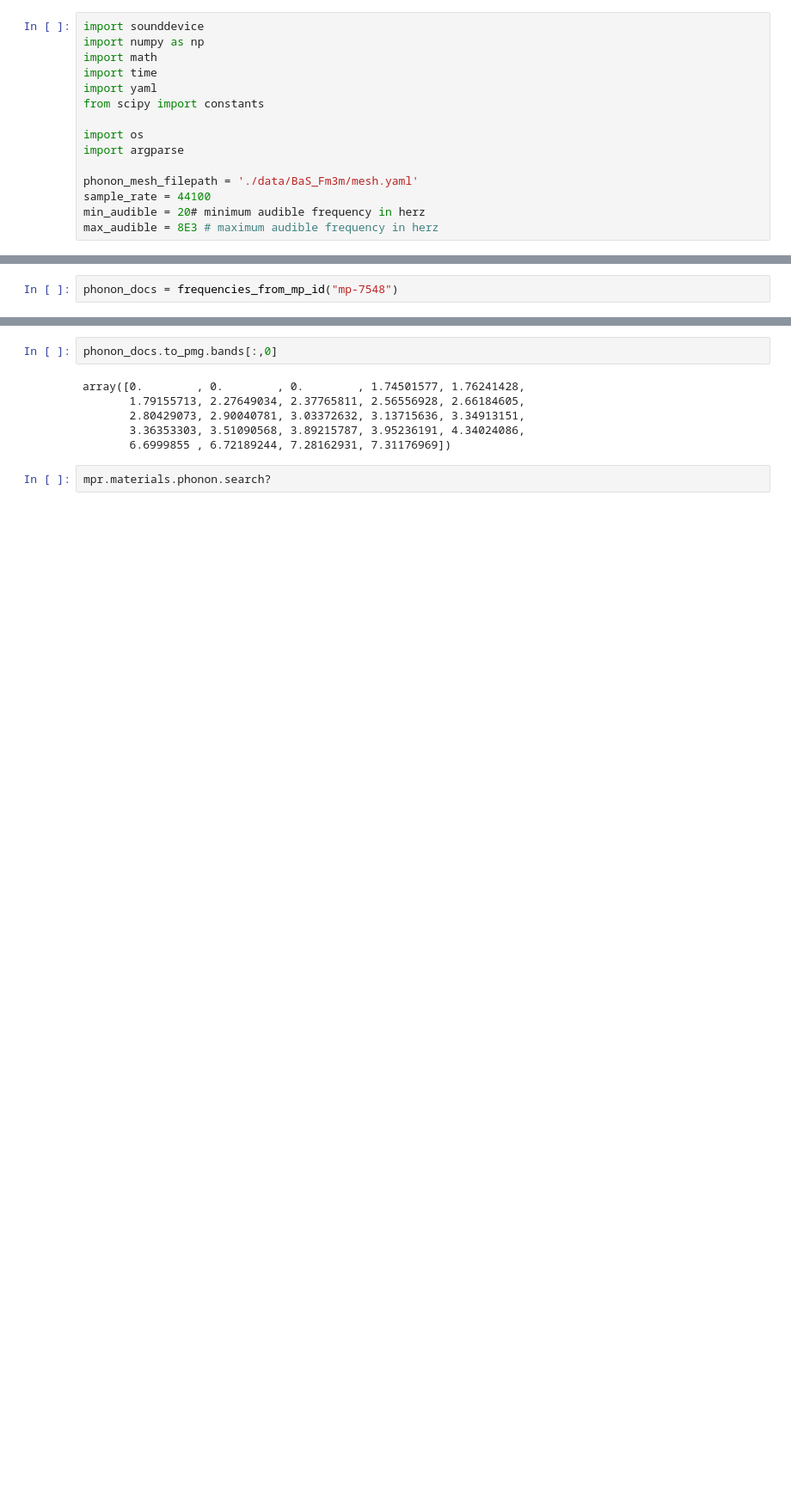
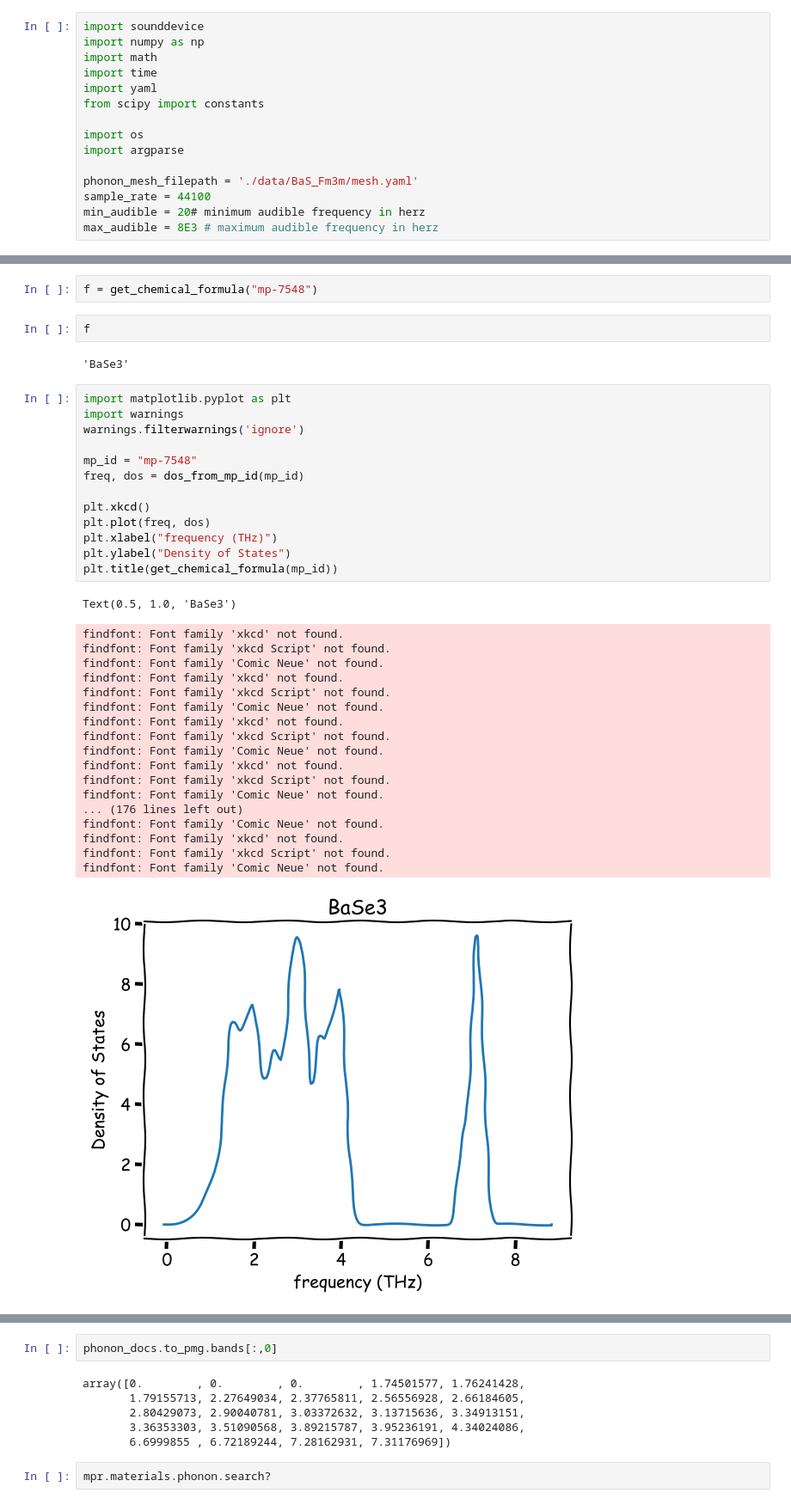
Before and after one commit to NU-CEM/singing-materials-online, a Jupyter notebook: development.ipynb, the cells around one changed output, grey strips where cells are left out. Shown at 86% size. Cells and saved outputs as stored; diff of their text form; blank space fills up the shorter version.

Commit message:
read in and plot dos data

```diff
--- a/development.ipynb
+++ b/development.ipynb
@@ -71,2 +108,39 @@ def frequencies_from_mp_id(mp_id):
 # %%
-phonon_docs = frequencies_from_mp_id("mp-7548")
+f = get_chemical_formula("mp-7548")
+# %%
+f
+# %% [output]
+'BaSe3'
+# %%
+import matplotlib.pyplot as plt
+import warnings
+warnings.filterwarnings('ignore')
+
+mp_id = "mp-7548"
+freq, dos = dos_from_mp_id(mp_id)
+
+plt.xkcd()
+plt.plot(freq, dos)
+plt.xlabel("frequency (THz)")
+plt.ylabel("Density of States")
+plt.title(get_chemical_formula(mp_id))
+# %% [output]
+Text(0.5, 1.0, 'BaSe3')
+findfont: Font family 'xkcd' not found.
+findfont: Font family 'xkcd Script' not found.
+findfont: Font family 'Comic Neue' not found.
+findfont: Font family 'xkcd' not found.
+findfont: Font family 'xkcd Script' not found.
+findfont: Font family 'Comic Neue' not found.
+findfont: Font family 'xkcd' not found.
+findfont: Font family 'xkcd Script' not found.
+findfont: Font family 'Comic Neue' not found.
+findfont: Font family 'xkcd' not found.
+findfont: Font family 'xkcd Script' not found.
+findfont: Font family 'Comic Neue' not found.
+... (176 lines left out)
+findfont: Font family 'Comic Neue' not found.
+findfont: Font family 'xkcd' not found.
+findfont: Font family 'xkcd Script' not found.
+findfont: Font family 'Comic Neue' not found.
+[figure, added]
```
Also changed, not shown: parts of 3 cells of this notebook, 2 other files.
